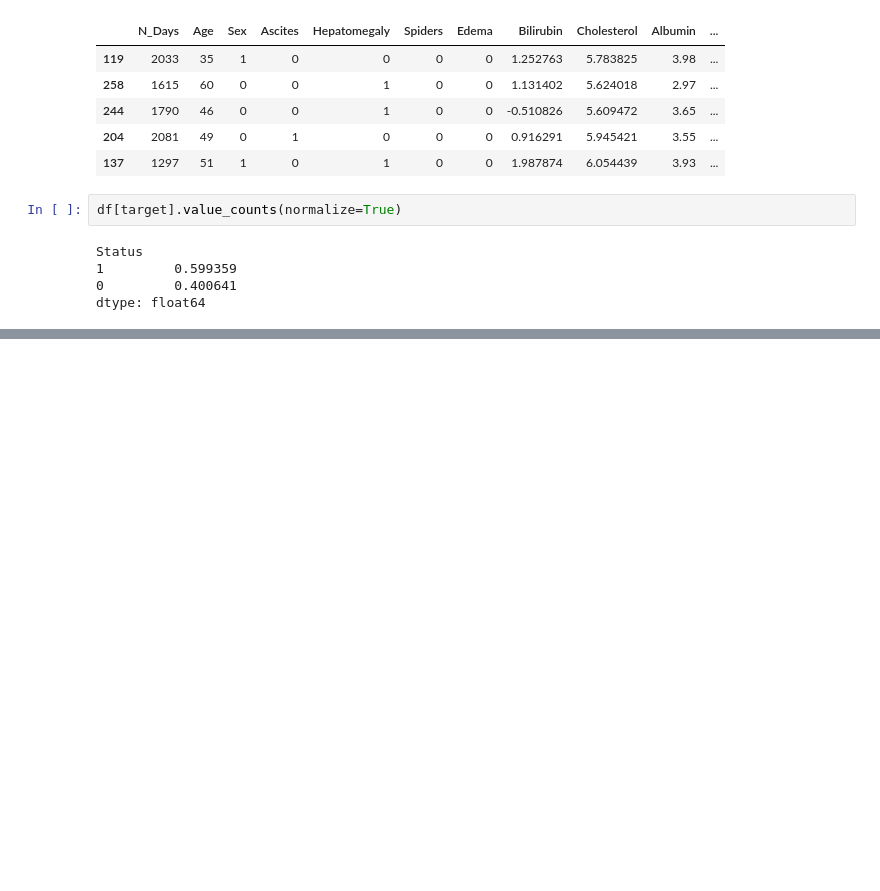
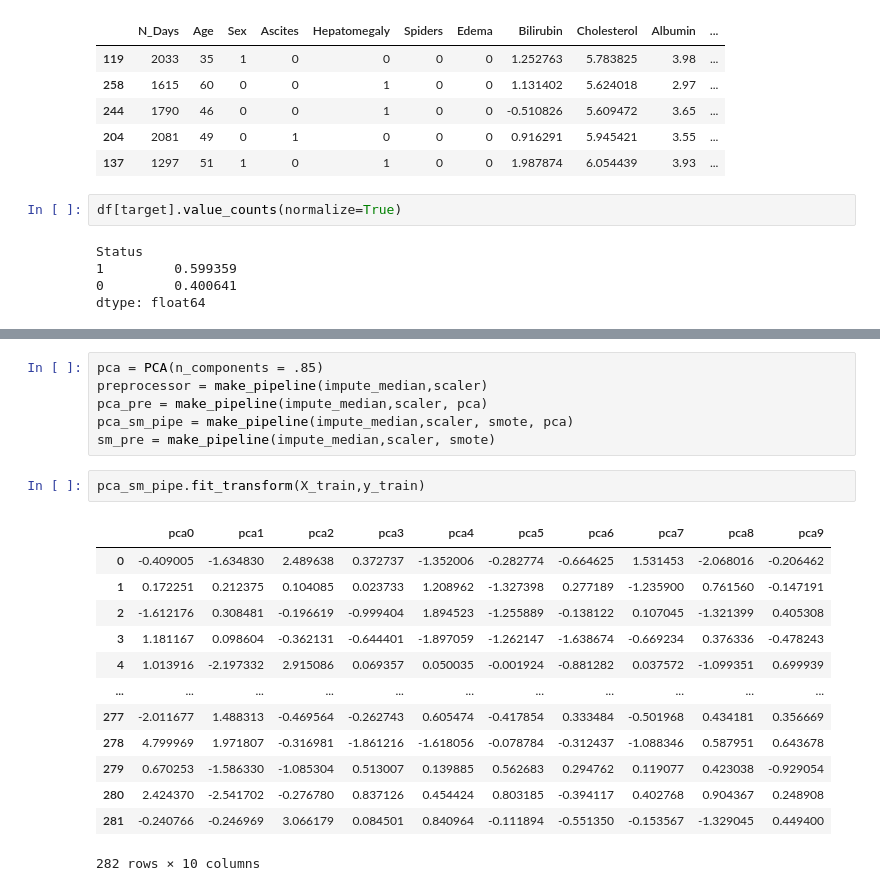
Before and after one commit to 808hanronald/W16-project-4, a Jupyter notebook: W17 Project 4 p2.ipynb, the cells around one changed output, grey strips where cells are left out. Cells and saved outputs as stored; diff of their text form; blank space fills up the shorter version.

```diff
--- a/W17 Project 4 p2.ipynb
+++ b/W17 Project 4 p2.ipynb
@@ -277,0 +362,22 @@ pca_pipe.score(X_test,y_test)
+# %%
+pca = PCA(n_components = .85)
+preprocessor = make_pipeline(impute_median,scaler)
+pca_pre = make_pipeline(impute_median,scaler, pca)
+pca_sm_pipe = make_pipeline(impute_median,scaler, smote, pca)
+sm_pre = make_pipeline(impute_median,scaler, smote)
+# %%
+pca_sm_pipe.fit_transform(X_train,y_train)
+# %% [output]
+|  | pca0 | pca1 | pca2 | pca3 | pca4 | pca5 | pca6 | pca7 | pca8 | pca9 |
+| 0 | -0.409005 | -1.634830 | 2.489638 | 0.372737 | -1.352006 | -0.282774 | -0.664625 | 1.531453 | -2.068016 | -0.206462 |
+| 1 | 0.172251 | 0.212375 | 0.104085 | 0.023733 | 1.208962 | -1.327398 | 0.277189 | -1.235900 | 0.761560 | -0.147191 |
+| 2 | -1.612176 | 0.308481 | -0.196619 | -0.999404 | 1.894523 | -1.255889 | -0.138122 | 0.107045 | -1.321399 | 0.405308 |
+| 3 | 1.181167 | 0.098604 | -0.362131 | -0.644401 | -1.897059 | -1.262147 | -1.638674 | -0.669234 | 0.376336 | -0.478243 |
+| 4 | 1.013916 | -2.197332 | 2.915086 | 0.069357 | 0.050035 | -0.001924 | -0.881282 | 0.037572 | -1.099351 | 0.699939 |
+| ... | ... | ... | ... | ... | ... | ... | ... | ... | ... | ... |
+| 277 | -2.011677 | 1.488313 | -0.469564 | -0.262743 | 0.605474 | -0.417854 | 0.333484 | -0.501968 | 0.434181 | 0.356669 |
+| 278 | 4.799969 | 1.971807 | -0.316981 | -1.861216 | -1.618056 | -0.078784 | -0.312437 | -1.088346 | 0.587951 | 0.643678 |
+| 279 | 0.670253 | -1.586330 | -1.085304 | 0.513007 | 0.139885 | 0.562683 | 0.294762 | 0.119077 | 0.423038 | -0.929054 |
+| 280 | 2.424370 | -2.541702 | -0.276780 | 0.837126 | 0.454424 | 0.803185 | -0.394117 | 0.402768 | 0.904367 | 0.248908 |
+| 281 | -0.240766 | -0.246969 | 3.066179 | 0.084501 | 0.840964 | -0.111894 | -0.551350 | -0.153567 | -1.329045 | 0.449400 |
+282 rows × 10 columns
```
Also changed, not shown: parts of 14 cells of this notebook.
